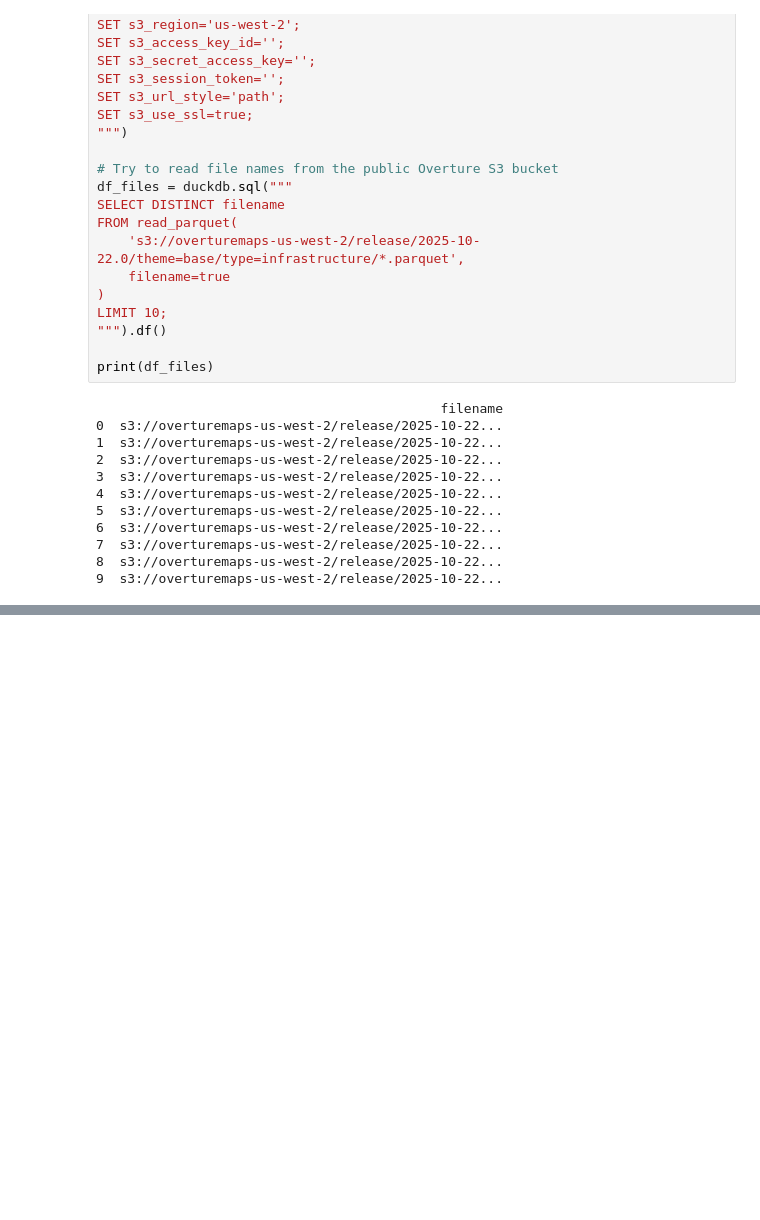
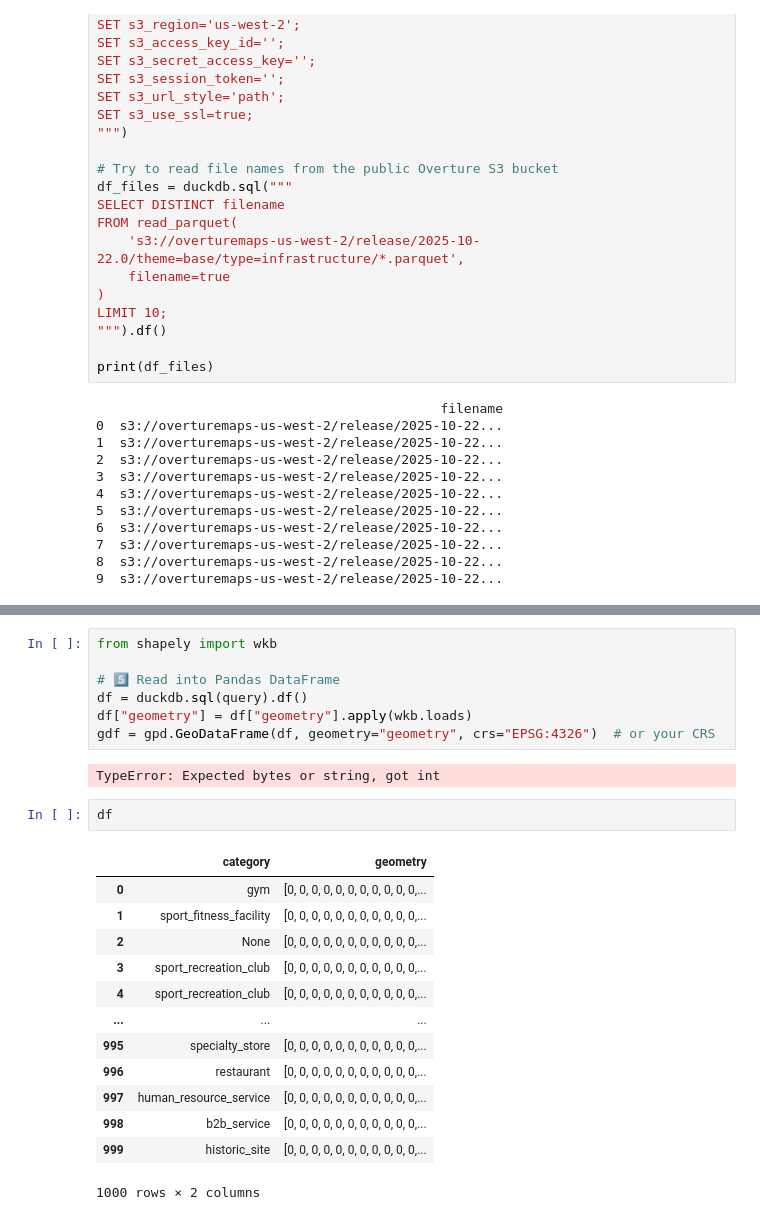
Before and after one commit to jammy-data/REALLOCATE_AI, a Jupyter notebook: notebooks/overture.ipynb, the cells around one changed output, grey strips where cells are left out. Saved outputs shown, nothing was run; the diff lists cells and outputs as text; blank space fills up the shorter version.

```diff
--- a/notebooks/overture.ipynb
+++ b/notebooks/overture.ipynb
@@ -40,0 +78,25 @@ print(df_files)
+# %%
+from shapely import wkb
+
+# 5️⃣ Read into Pandas DataFrame
+df = duckdb.sql(query).df()
+df["geometry"] = df["geometry"].apply(wkb.loads)
+gdf = gpd.GeoDataFrame(df, geometry="geometry", crs="EPSG:4326")  # or your CRS
+# %% [output]
+TypeError: Expected bytes or string, got int
+# %%
+df
+# %% [output]
+|  | category | geometry |
+| 0 | gym | [0, 0, 0, 0, 0, 0, 0, 0, 0, 0, 0,... |
+| 1 | sport_fitness_facility | [0, 0, 0, 0, 0, 0, 0, 0, 0, 0, 0,... |
+| 2 | None | [0, 0, 0, 0, 0, 0, 0, 0, 0, 0, 0,... |
+| 3 | sport_recreation_club | [0, 0, 0, 0, 0, 0, 0, 0, 0, 0, 0,... |
+| 4 | sport_recreation_club | [0, 0, 0, 0, 0, 0, 0, 0, 0, 0, 0,... |
+| ... | ... | ... |
+| 995 | specialty_store | [0, 0, 0, 0, 0, 0, 0, 0, 0, 0, 0,... |
+| 996 | restaurant | [0, 0, 0, 0, 0, 0, 0, 0, 0, 0, 0,... |
+| 997 | human_resource_service | [0, 0, 0, 0, 0, 0, 0, 0, 0, 0, 0,... |
+| 998 | b2b_service | [0, 0, 0, 0, 0, 0, 0, 0, 0, 0, 0,... |
+| 999 | historic_site | [0, 0, 0, 0, 0, 0, 0, 0, 0, 0, 0,... |
+1000 rows × 2 columns
```
Also changed, not shown: parts of 2 cells of this notebook.
